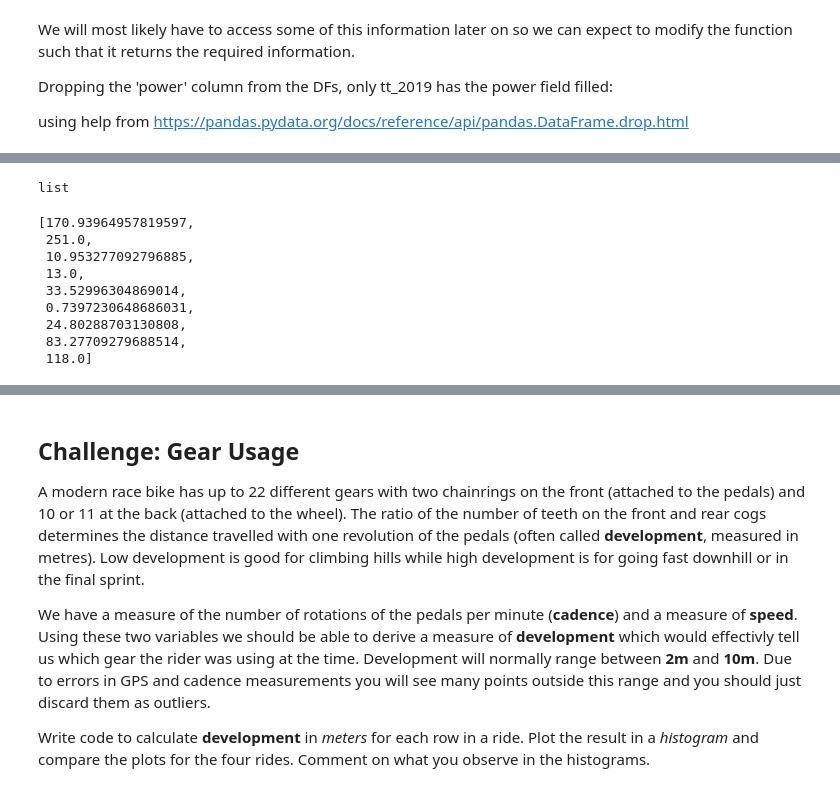
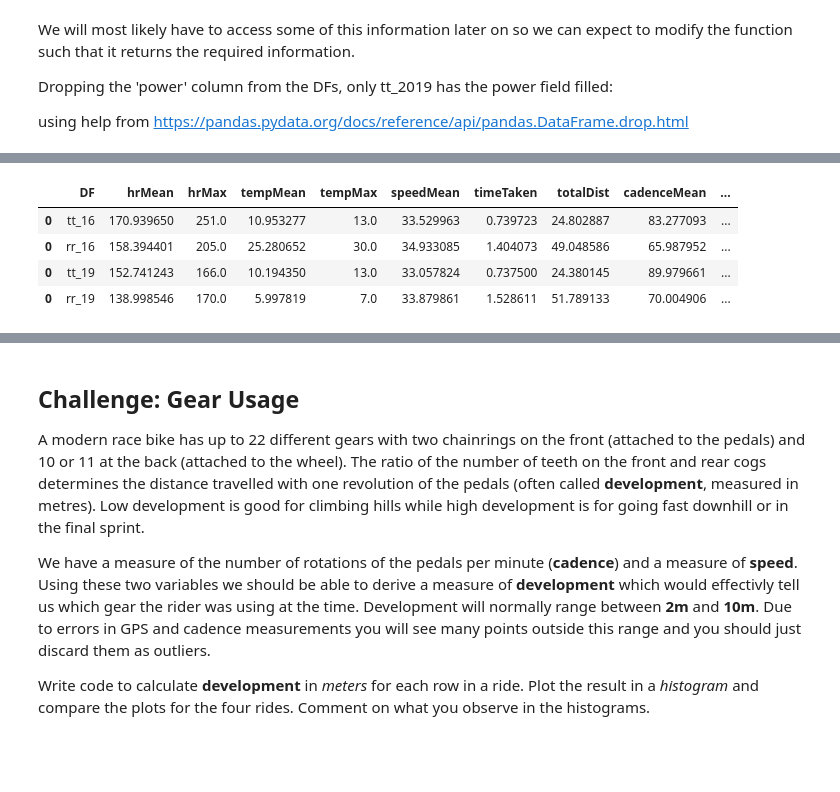
Before and after one commit to MQCOMP2200-S2-2021/Data-Science-Labs, a Jupyter notebook: Portfolio 1.ipynb, the cells around one changed output, grey strips where cells are left out. Saved outputs shown, nothing was run; the diff lists cells and outputs as text; code cells hidden in the pictures; blank space fills up the shorter version.

```diff
--- a/Portfolio 1.ipynb
+++ b/Portfolio 1.ipynb
@@ -338,17 +291,51 @@ def summaryFn2(myDF, raceTypeString, yearString):
-# %%
-test = list(summaryFn2(tt_16, 'road','2016'))
-type(test)
-# %% [output]
-list
-# %%
-test
-# %% [output]
-[170.93964957819597,
- 251.0,
- 10.953277092796885,
- 13.0,
- 33.52996304869014,
- 0.7397230648686031,
- 24.80288703130808,
- 83.27709279688514,
- 118.0]
+# %%
+def summaryFn2(myDF, stringDF):
+
+    #___________________________________________________________________________________________
+    # storing the required information
+
+    hrMean = myDF['hr'].mean()
+    hrMax =  myDF['hr'].max()
+
+    tempMean = myDF['temperature'].mean()
+    tempMax = myDF['temperature'].max()
+
+    speedMean = myDF['speed'].mean()
+    speedMax = myDF['speed'].max()
+
+    timeTaken = myDF['distance'].sum() / myDF['speed'].mean()
+
+    totalDist = myDF['distance'].sum()
+
+    cadenceMean = myDF['cadence'].mean()
+    cadenceMax = myDF['cadence'].max()
+
+
+    #___________________________________________________________________________________________
+    # creating the DF
+
+    listDF = list([hrMean , hrMax , tempMean,  tempMax,  speedMean,  timeTaken,  totalDist,  cadenceMean,  cadenceMax])
+    # we want a list of of the values we just determined so that we can put it in a DF
+
+    newDF = {'DF': [stringDF], 'hrMean':[listDF[0]], 'hrMax': [listDF[1]],'tempMean':[listDF[2]] , 'tempMax': [listDF[3]],
+              'speedMean': [listDF[4]], 'timeTaken': [listDF[5]], 'totalDist':[listDF[6]], 'cadenceMean': [listDF[7]] ,
+              'cadenceMax':[listDF[8]]} # this will create a Dict, but we want a pandas dataframe so we must convert it
+
+    newDF = pd.DataFrame(testDF)
+
+    return newDF
+# %%
+tt_16_summary = summaryFn2(tt_16, 'tt_16')
+rr_16_summary = summaryFn2(rr_16, 'rr_16')
+tt_19_summary = summaryFn2(tt_19, 'tt_19')
+rr_19_summary = summaryFn2(rr_19, 'rr_19')
+
+#appending all the DFs
+summaryDF = tt_16_summary.append([rr_16_summary, tt_19_summary, rr_19_summary])
+summaryDF
+# %% [output]
+|  | DF | hrMean | hrMax | tempMean | tempMax | speedMean | timeTaken | totalDist | cadenceMean | ... |
+| 0 | tt_16 | 170.939650 | 251.0 | 10.953277 | 13.0 | 33.529963 | 0.739723 | 24.802887 | 83.277093 | ... |
+| 0 | rr_16 | 158.394401 | 205.0 | 25.280652 | 30.0 | 34.933085 | 1.404073 | 49.048586 | 65.987952 | ... |
+| 0 | tt_19 | 152.741243 | 166.0 | 10.194350 | 13.0 | 33.057824 | 0.737500 | 24.380145 | 89.979661 | ... |
+| 0 | rr_19 | 138.998546 | 170.0 | 5.997819 | 7.0 | 33.879861 | 1.528611 | 51.789133 | 70.004906 | ... |
```
Also changed, not shown: parts of 20 cells of this notebook.
